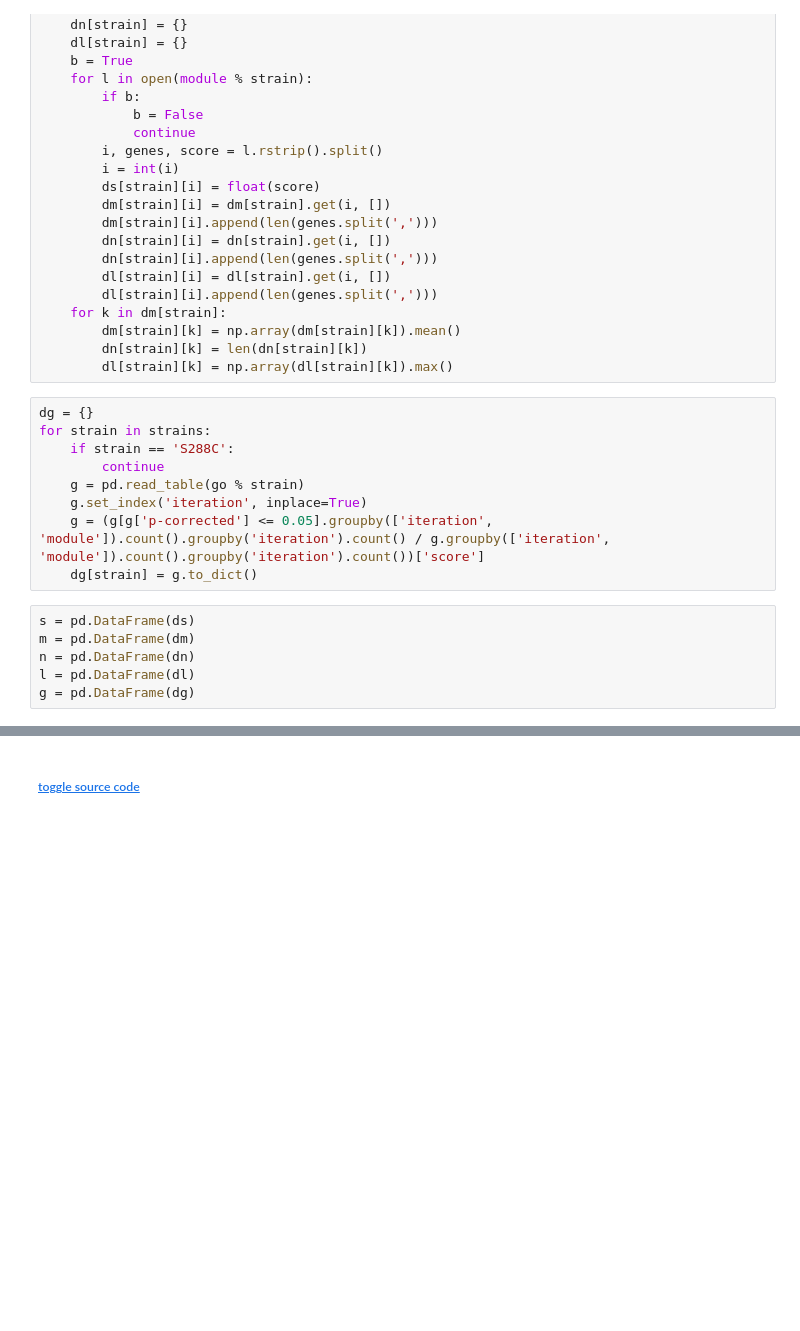
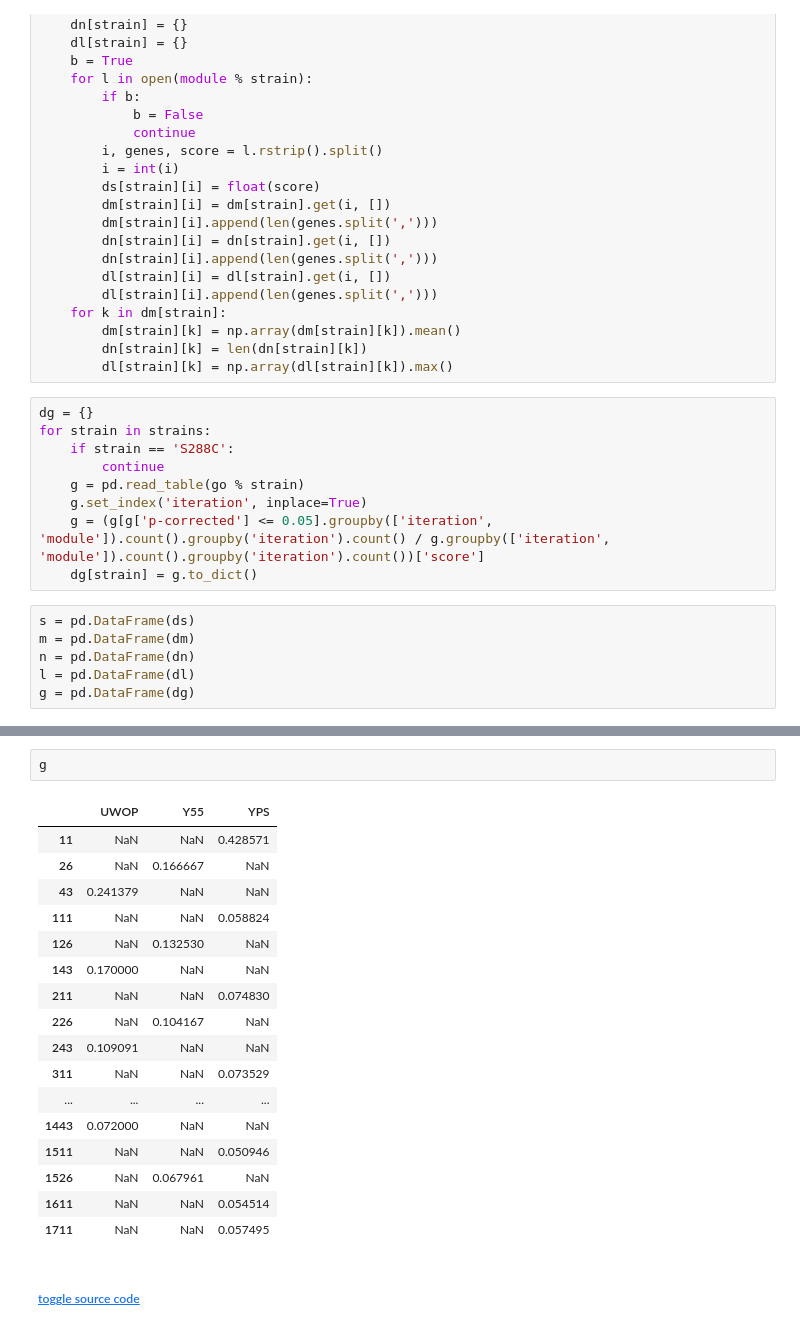
Before and after one commit to mgalardini/2018koyeast, a Jupyter notebook: notebooks/modules.ipynb, the cells around one changed output, grey strips where cells are left out. Cells and saved outputs as stored; diff of their text form; blank space fills up the shorter version.

```diff
--- a/notebooks/modules.ipynb
+++ b/notebooks/modules.ipynb
@@ -317,2 +279,22 @@ plt.ylim(-0.05, 0.5);
+# %%
+g
+# %% [output]
+|  | UWOP | Y55 | YPS |
+| 11 | NaN | NaN | 0.428571 |
+| 26 | NaN | 0.166667 | NaN |
+| 43 | 0.241379 | NaN | NaN |
+| 111 | NaN | NaN | 0.058824 |
+| 126 | NaN | 0.132530 | NaN |
+| 143 | 0.170000 | NaN | NaN |
+| 211 | NaN | NaN | 0.074830 |
+| 226 | NaN | 0.104167 | NaN |
+| 243 | 0.109091 | NaN | NaN |
+| 311 | NaN | NaN | 0.073529 |
+| ... | ... | ... | ... |
+| 1443 | 0.072000 | NaN | NaN |
+| 1511 | NaN | NaN | 0.050946 |
+| 1526 | NaN | 0.067961 | NaN |
+| 1611 | NaN | NaN | 0.054514 |
+| 1711 | NaN | NaN | 0.057495 |
 # %% [markdown]
 <h5><a href="javascript:toggle()" target="_self">toggle source code</a></h5>
```
Also changed, not shown: parts of 4 cells of this notebook.
